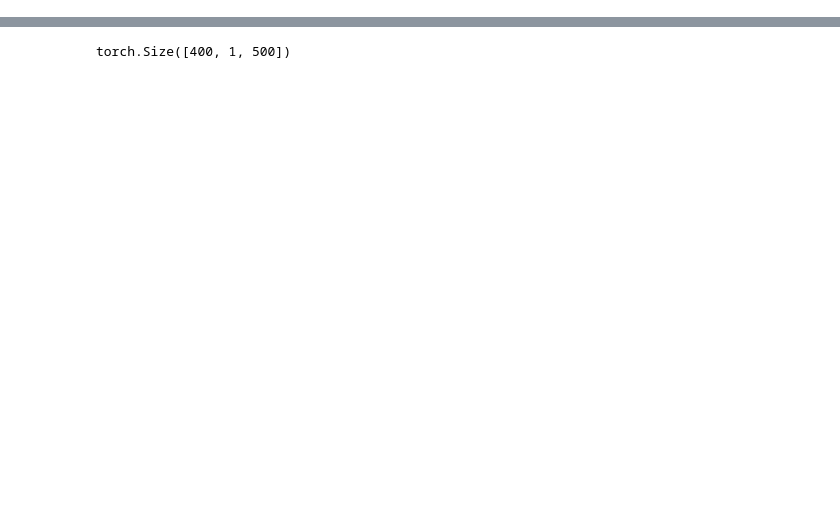
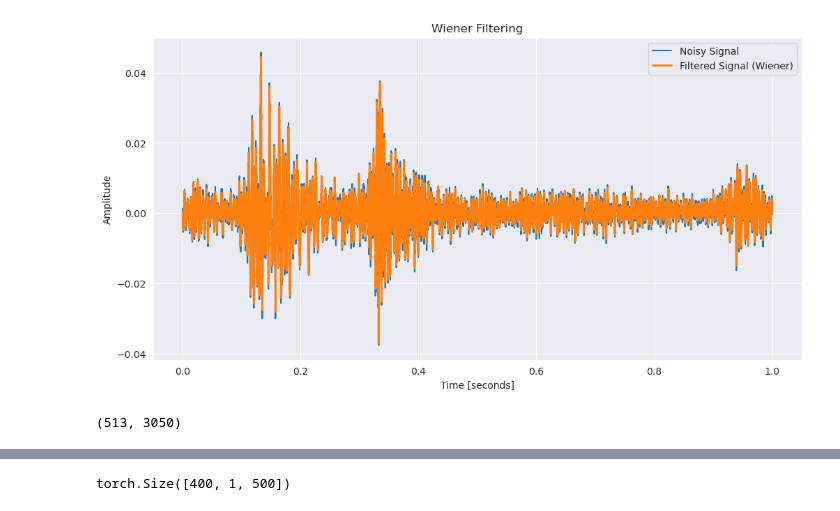
Before and after one commit to VojtasekP/Bachelor-project, a Jupyter notebook: Project/sklearn_models.ipynb, the cells around one changed output, grey strips where cells are left out. Saved outputs shown, nothing was run; the diff lists cells and outputs as text; code cells hidden in the pictures; blank space fills up the shorter version.

```diff
--- a/Project/sklearn_models.ipynb
+++ b/Project/sklearn_models.ipynb
@@ -435,0 +180,17 @@ neuro_net.close_writer()
+# %%
+from scipy.signal import wiener
+time = np.linspace(0, 1, 10000, endpoint=False)
+# Apply Wiener filter
+filtered_data_wiener = wiener(train_set[50][0].reshape(-1))
+
+# Plot original and filtered signals
+plt.figure(figsize=(12, 6))
+plt.plot(time, train_set[50][0].reshape(-1), label='Noisy Signal')
+plt.plot(time, filtered_data_wiener, label='Filtered Signal (Wiener)', linewidth=2)
+plt.xlabel('Time [seconds]')
+plt.ylabel('Amplitude')
+plt.legend()
+plt.title('Wiener Filtering')
+plt.show()
+# %% [output]
+[figure, added]
@@ -435,0 +222,4 @@ neuro_net.close_writer()
+# %%
+Sxx.shape
+# %% [output]
+(513, 3050)
```
Also changed, not shown: parts of 27 cells of this notebook, 5 other files.
